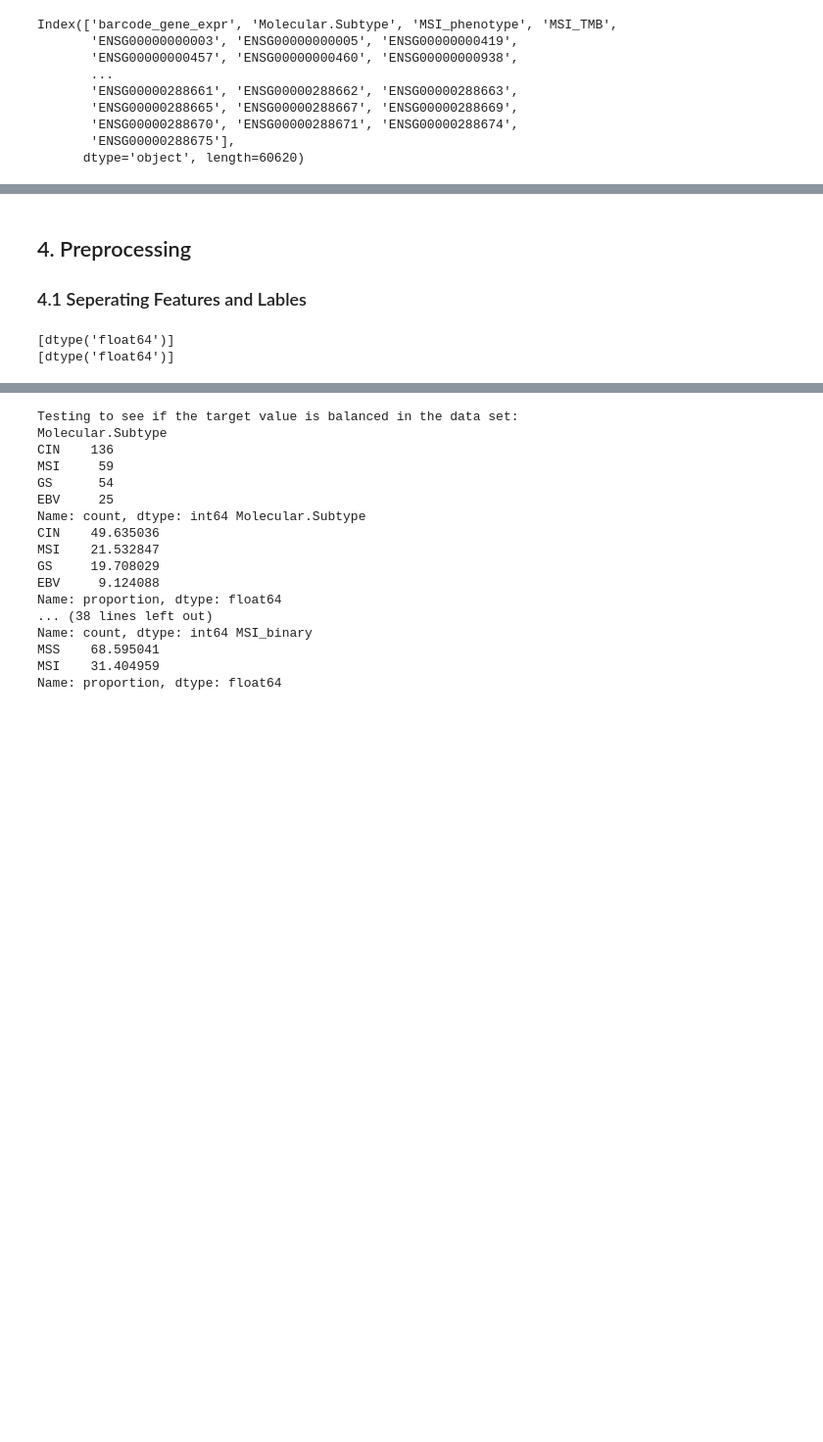
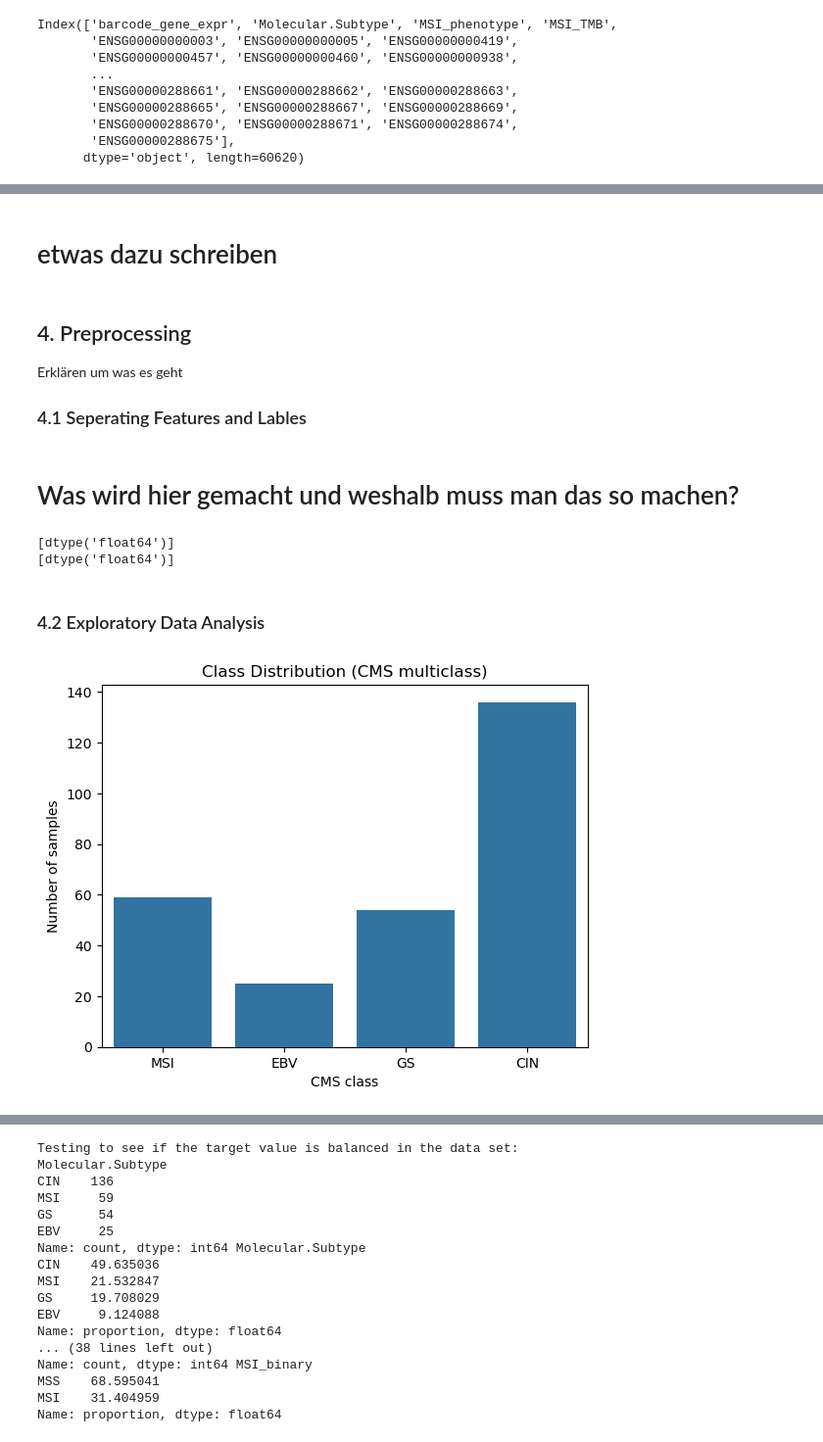
Before and after one commit to luludoaido/Dev_SAP, a Jupyter notebook: TM_1_RF_daSilvadoAido_Luana.ipynb, the cells around one changed output, grey strips where cells are left out. Shown at 98% size. Drawn from its saved outputs; the diff is of its cells as text; code cells hidden in the pictures; blank space fills up the shorter version.

```diff
--- a/TM_1_RF_daSilvadoAido_Luana.ipynb
+++ b/TM_1_RF_daSilvadoAido_Luana.ipynb
@@ -135,6 +138,12 @@ Name: count, dtype: int64
+# %% [markdown]
+# etwas dazu schreiben
 # %% [markdown]
 ## 4. Preprocessing
+Erklären um was es geht
+
 ### 4.1 Seperating Features and Lables
+# %% [markdown]
+# Was wird hier gemacht und weshalb muss man das so machen?
 # %%
 #for the multi class approach
 y_multi = df_multi["Molecular.Subtype"] #Targe Value
@@ -151,3 +160,17 @@ print(X_binary.dtypes.unique())
 # %% [output]
 [dtype('float64')]
 [dtype('float64')]
+# %% [markdown]
+### 4.2 Exploratory Data Analysis
+# %%
+# Klassenverteilung
+#multi class
+
+plt.Figure()
+sns.countplot(x= y_multi)
+plt.title("Class Distribution (CMS multiclass)")
+plt.xlabel("CMS class")
+plt.ylabel("Number of samples")
+plt.show()
+# %% [output]
+[figure, added]
```
Also changed, not shown: parts of 32 cells of this notebook.
